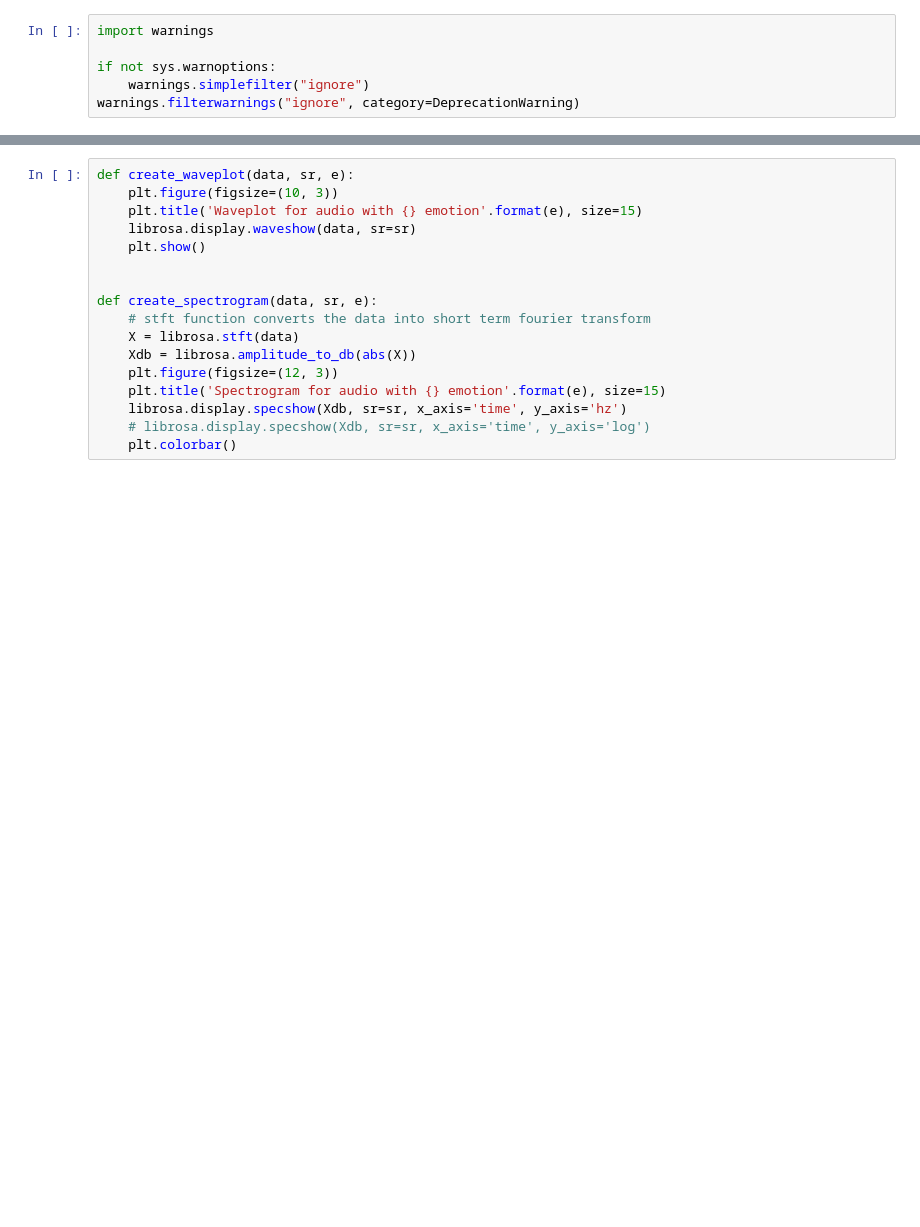
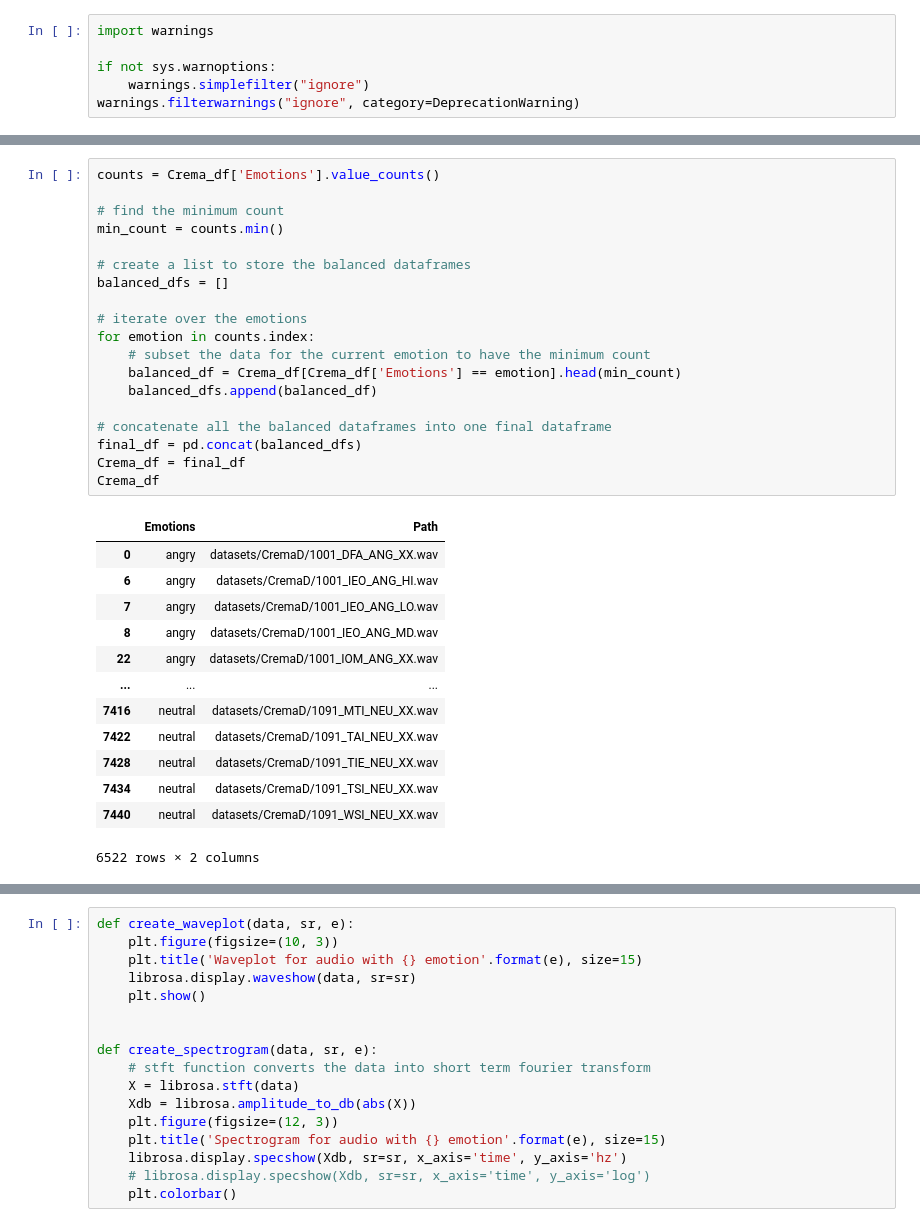
Before and after one commit to samitbaral1/VoiceEmotionRecogn, a Jupyter notebook: EM_C.ipynb, the cells around one changed output, grey strips where cells are left out. Drawn from its saved outputs; the diff is of its cells as text; blank space fills up the shorter version.

```diff
--- a/EM_C.ipynb
+++ b/EM_C.ipynb
@@ -90,0 +92,33 @@ print(Crema_df.shape)
+# %%
+counts = Crema_df['Emotions'].value_counts()
+
+# find the minimum count
+min_count = counts.min()
+
+# create a list to store the balanced dataframes
+balanced_dfs = []
+
+# iterate over the emotions
+for emotion in counts.index:
+    # subset the data for the current emotion to have the minimum count
+    balanced_df = Crema_df[Crema_df['Emotions'] == emotion].head(min_count)
+    balanced_dfs.append(balanced_df)
+
+# concatenate all the balanced dataframes into one final dataframe
+final_df = pd.concat(balanced_dfs)
+Crema_df = final_df
+Crema_df
+# %% [output]
+|  | Emotions | Path |
+| 0 | angry | datasets/CremaD/1001_DFA_ANG_XX.wav |
+| 6 | angry | datasets/CremaD/1001_IEO_ANG_HI.wav |
+| 7 | angry | datasets/CremaD/1001_IEO_ANG_LO.wav |
+| 8 | angry | datasets/CremaD/1001_IEO_ANG_MD.wav |
+| 22 | angry | datasets/CremaD/1001_IOM_ANG_XX.wav |
+| ... | ... | ... |
+| 7416 | neutral | datasets/CremaD/1091_MTI_NEU_XX.wav |
+| 7422 | neutral | datasets/CremaD/1091_TAI_NEU_XX.wav |
+| 7428 | neutral | datasets/CremaD/1091_TIE_NEU_XX.wav |
+| 7434 | neutral | datasets/CremaD/1091_TSI_NEU_XX.wav |
+| 7440 | neutral | datasets/CremaD/1091_WSI_NEU_XX.wav |
+6522 rows × 2 columns
```
Also changed, not shown: parts of 19 cells of this notebook, 7 other files.
